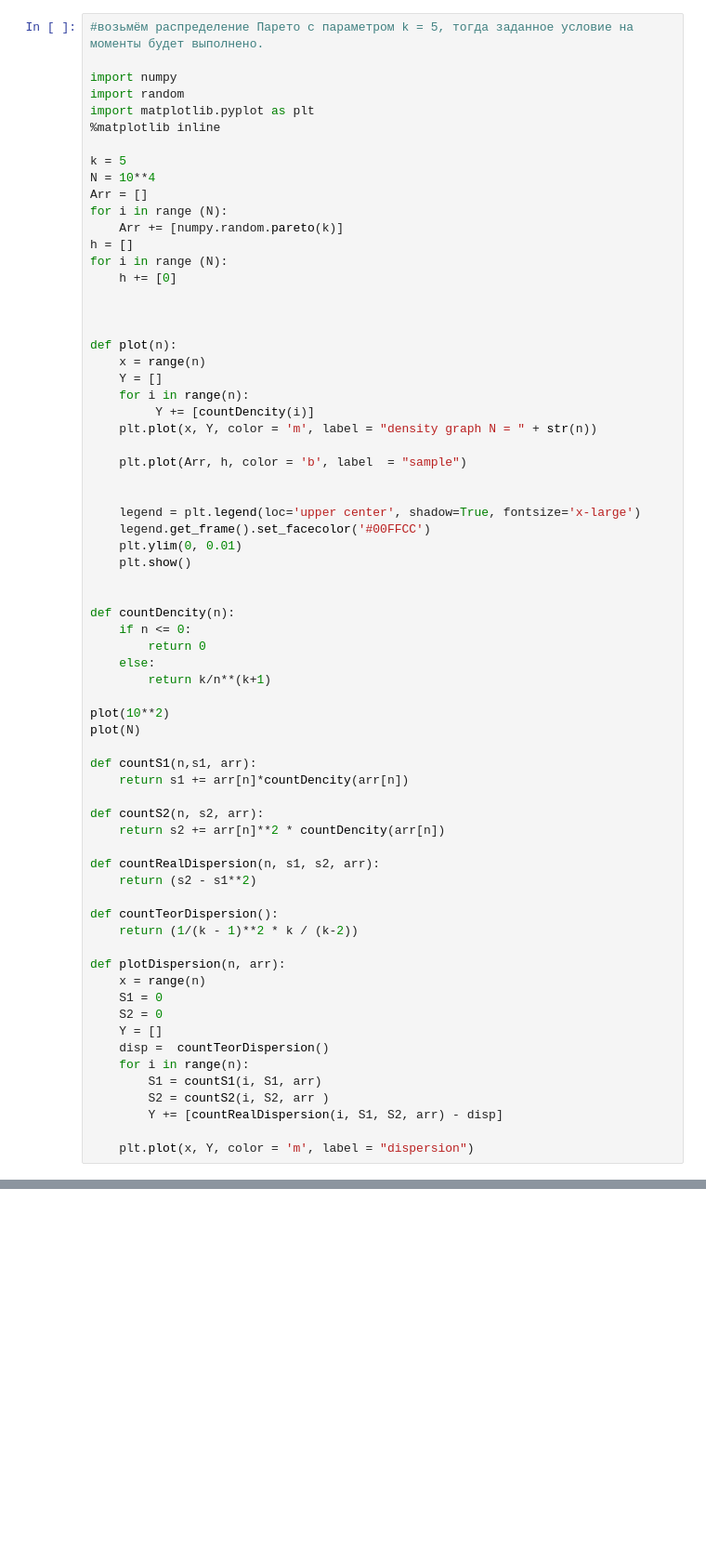
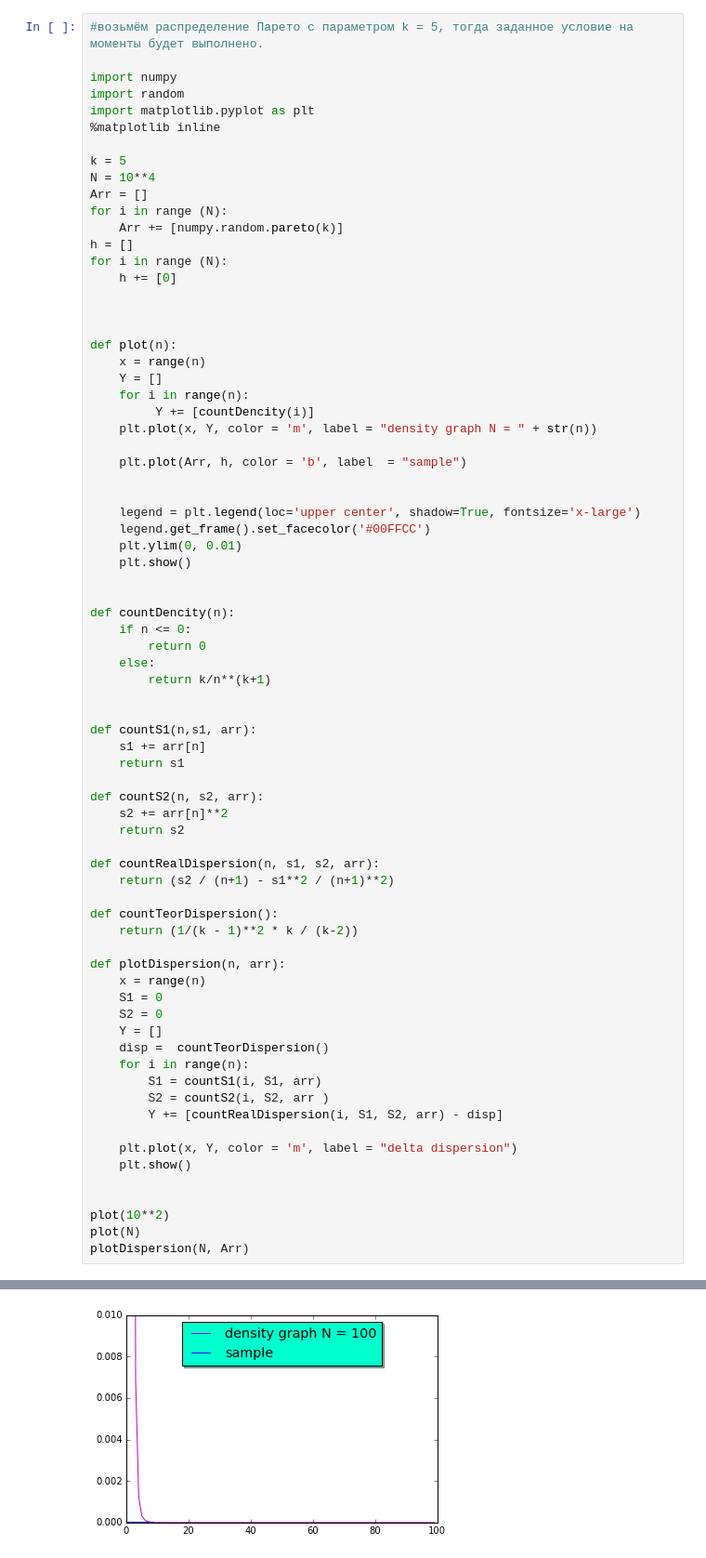
Before and after one commit to irina-rud/mathStatistics, a Jupyter notebook: Problem3.ipynb, the cells around one changed output, grey strips where cells are left out. Shown at 93% size. Saved outputs shown, nothing was run; the diff lists cells and outputs as text; blank space fills up the shorter version.

```diff
--- a/Problem3.ipynb
+++ b/Problem3.ipynb
@@ -39,17 +39,17 @@ def countDencity(n):
     else:
         return k/n**(k+1)
 
-plot(10**2)
-plot(N)
 
 def countS1(n,s1, arr):
-    return s1 += arr[n]*countDencity(arr[n])
+    s1 += arr[n]
+    return s1
 
 def countS2(n, s2, arr):
-    return s2 += arr[n]**2 * countDencity(arr[n])
+    s2 += arr[n]**2
+    return s2
 
 def countRealDispersion(n, s1, s2, arr):
-    return (s2 - s1**2)
+    return (s2 / (n+1) - s1**2 / (n+1)**2)
 
 def countTeorDispersion():
     return (1/(k - 1)**2 * k / (k-2))
@@ -65,5 +65,11 @@ def plotDispersion(n, arr):
         S2 = countS2(i, S2, arr )
         Y += [countRealDispersion(i, S1, S2, arr) - disp]
 
-    plt.plot(x, Y, color = 'm', label = "dispersion")
+    plt.plot(x, Y, color = 'm', label = "delta dispersion")
+    plt.show()
+
+
+plot(10**2)
+plot(N)
+plotDispersion(N, Arr)
 # %% [output]
@@ -70,0 +76 @@ SyntaxError: invalid syntax (<ipython-input-32-76b7d2665d15>, line 45)
+[figure, added]
```
Also changed, not shown: parts of 1 cell of this notebook, 5 other files.
